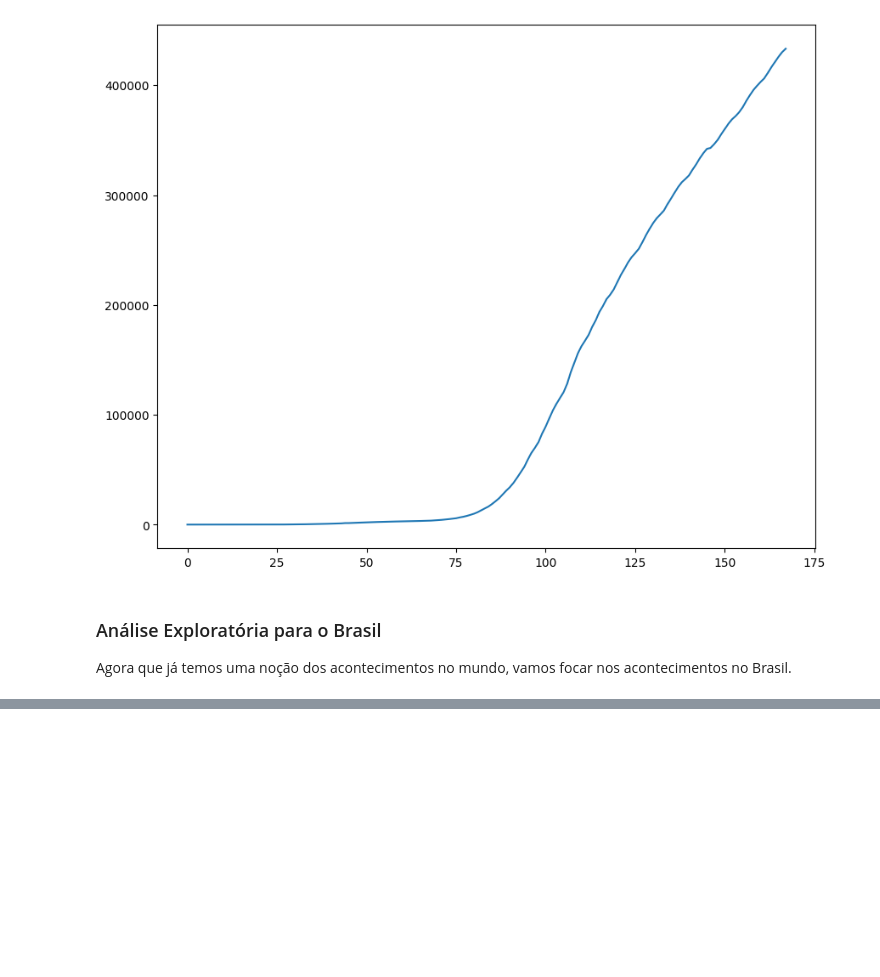
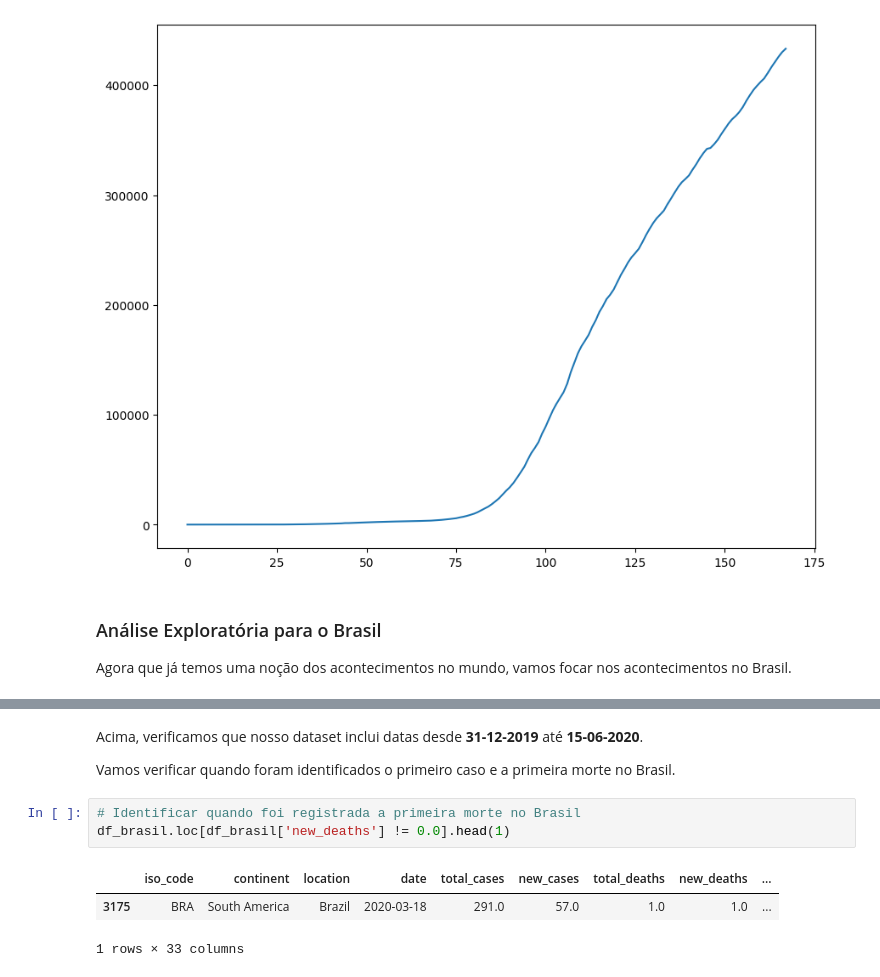
Before and after one commit to JhonnyLimachi/Sigmoidal, a Jupyter notebook: 22_2_PROJETO_Panorama_do_COVID_19_no_Brasil.ipynb, the cells around one changed output, grey strips where cells are left out. Cells and saved outputs as stored; diff of their text form; blank space fills up the shorter version.

```diff
--- a/22_2_PROJETO_Panorama_do_COVID_19_no_Brasil.ipynb
+++ b/22_2_PROJETO_Panorama_do_COVID_19_no_Brasil.ipynb
@@ -234,0 +252,11 @@ Agora que já temos uma noção dos acontecimentos no mundo, vamos focar nos aco
+# %% [markdown]
+Acima, verificamos que nosso dataset inclui datas desde **31-12-2019** até **15-06-2020**.
+
+Vamos verificar quando foram identificados o primeiro caso e a primeira morte no Brasil.
+# %%
+# Identificar quando foi registrada a primeira morte no Brasil
+df_brasil.loc[df_brasil['new_deaths'] != 0.0].head(1)
+# %% [output]
+|  | iso_code | continent | location | date | total_cases | new_cases | total_deaths | new_deaths | ... |
+| 3175 | BRA | South America | Brazil | 2020-03-18 | 291.0 | 57.0 | 1.0 | 1.0 | ... |
+1 rows × 33 columns
```
Also changed, not shown: parts of 6 cells of this notebook.
